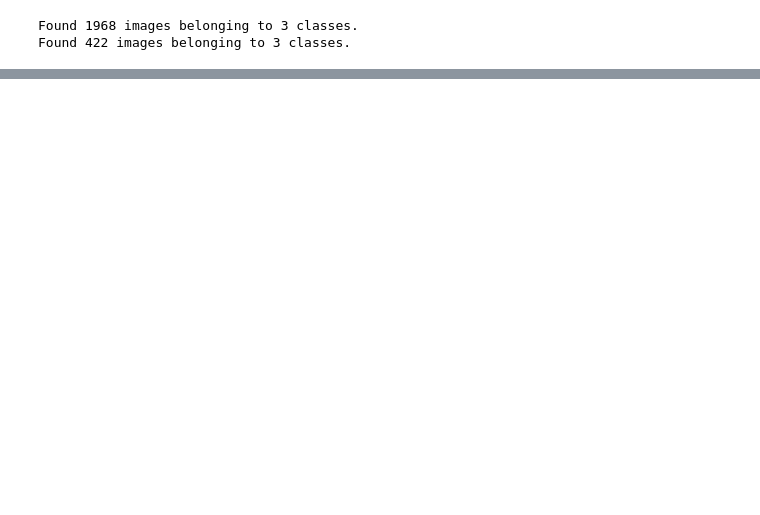
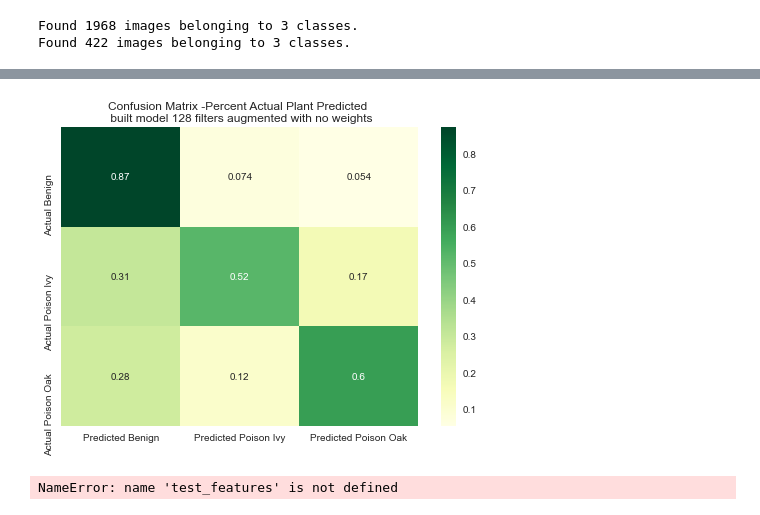
Before and after one commit to hadams1337/Poison-Ivy_Poison-Oak, a Jupyter notebook: model_128_2_rand_zoom.ipynb, the cells around one changed output, grey strips where cells are left out. Cells and saved outputs as stored; diff of their text form; code cells hidden in the pictures; blank space fills up the shorter version.

Commit message:
model with more augments

```diff
--- a/model_128_2_rand_zoom.ipynb
+++ b/model_128_2_rand_zoom.ipynb
@@ -117,0 +154,17 @@ Epoch 37/400
+# %%
+ben_plants = os.listdir('plants/test/Benign_Plants')
+ivy=os.listdir('plants/test/Poison_Ivy/')
+oak=os.listdir('plants/test/Poison_Oak')
+# %%
+y_true=pd.DataFrame()
+for i in range(len(ben_plants)):
+    num=pd.Series([1,0,0])
+    y_true= y_true.append(num, ignore_index=True)
+for j in range(len(ivy)):
+    num=pd.Series([0,1,0])
+    y_true= y_true.append(num, ignore_index=True)
+for k in range(len(oak)):
+    num=pd.Series([0,0,1])
+    y_true= y_true.append(num, ignore_index=True)
+# %%
+y_hat=(model.predict(test_generator, verbose=1))
@@ -117,0 +173,14 @@ Epoch 37/400
+# %%
+y_pred=np.argmax(y_hat, axis=1)
+y_s=np.argmax(np.array(y_true), axis=1)
+c_mat=confusion_matrix(y_s, y_pred)
+percent=(c_mat/(np.sum(c_mat, axis=1).reshape(3,-1))).reshape(3,3)
+# %%
+predicted_cat=['Predicted Benign', 'Predicted Poison Ivy', 'Predicted Poison Oak']
+real_cat=['Actual Benign', 'Actual Poison Ivy', 'Actual Poison Oak']
+sns.heatmap(percent, annot=percent, cmap='YlGn',
+            xticklabels=predicted_cat,
+            yticklabels=real_cat).set_title('Confusion Matrix -Percent Actual Plant Predicted \n built model 128 filters augmented with no weights');
+plt.savefig('graphs/simplemodel128x2_2aug_zoom.png', bbox_inches='tight')
+# %% [output]
+[figure, added]
@@ -117,0 +199,8 @@ Epoch 37/400
+# %%
+baseline_results = model.evaluate(test_features, test_labels,
+                                  batch_size=BATCH_SIZE, verbose=0)
+for name, value in zip(model.metrics_names, baseline_results):
+  print(name, ': ', value)
+print()
+# %% [output]
+NameError: name 'test_features' is not defined
```
Also changed, not shown: parts of 7 cells of this notebook, 39 other files.
